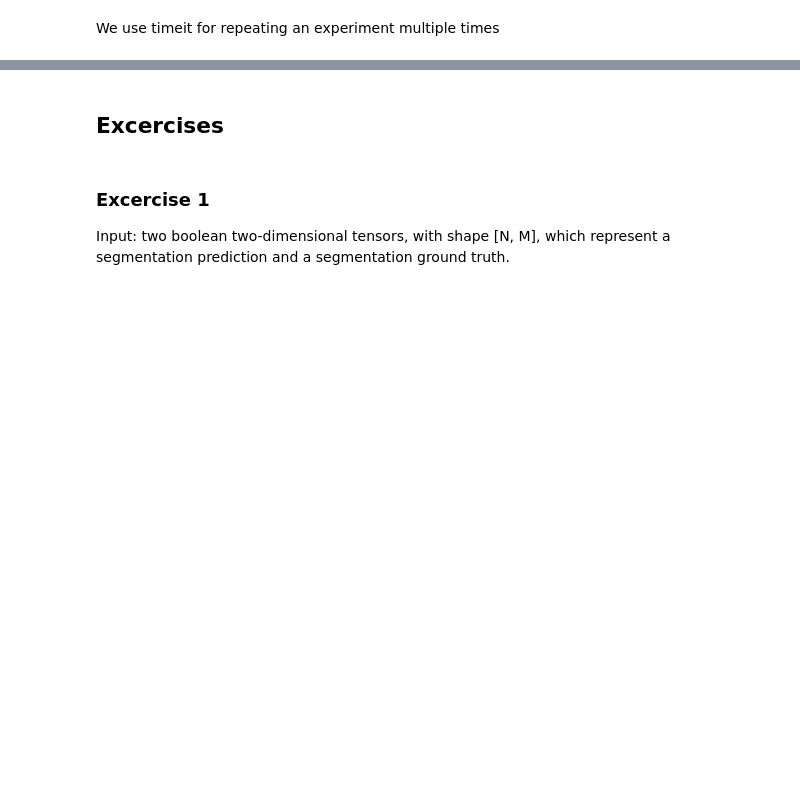
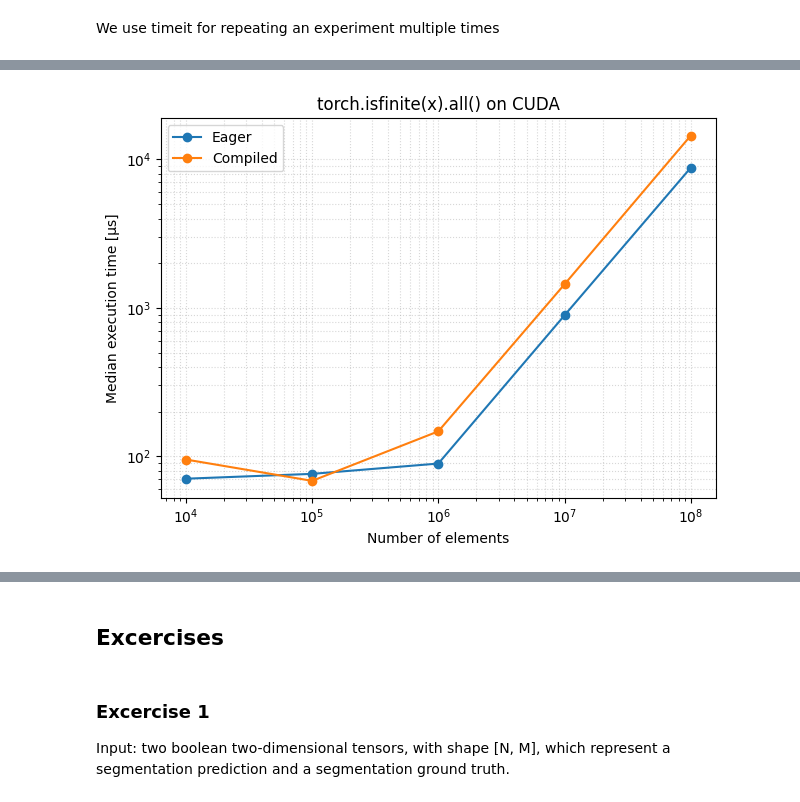
Before and after one commit to Tensor-Reloaded/AI-Learning-Hub, a Jupyter notebook: resources/advanced_pytorch/AdvancedTensorOperations.ipynb, the cells around one changed output, grey strips where cells are left out. Drawn from its saved outputs; the diff is of its cells as text; code cells hidden in the pictures; blank space fills up the shorter version.

```diff
--- a/resources/advanced_pytorch/AdvancedTensorOperations.ipynb
+++ b/resources/advanced_pytorch/AdvancedTensorOperations.ipynb
@@ -248,0 +320,7 @@ del tensor_1, tensor_2, tensor_1_cuda, tensor_2_cuda
+# %%
+measurements, cuda_data = run_benchmark("cuda")
+
+comparison = benchmark.Compare(measurements)
+comparison.trim_significant_figures()
+comparison.colorize()
+comparison.print()
@@ -248,0 +342,4 @@ del tensor_1, tensor_2, tensor_1_cuda, tensor_2_cuda
+# %%
+plot_results("cuda", cuda_data)
+# %% [output]
+[figure, added]
```
Also changed, not shown: parts of 24 cells of this notebook.
